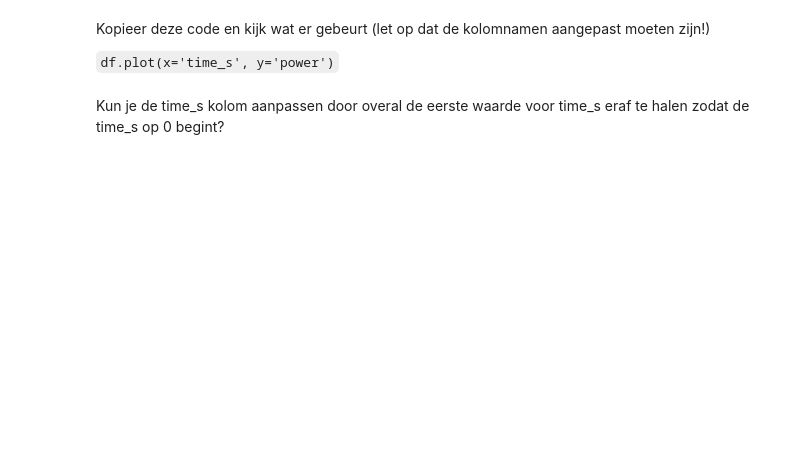
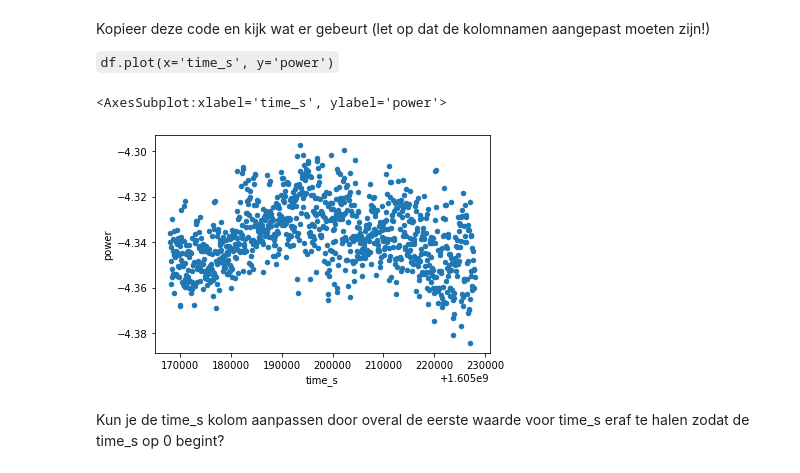
Before and after one commit to breinbaas/pythoncursusrijnland, a Jupyter notebook: DEMO_005 Quiz.ipynb, the cells around one changed output. Cells and saved outputs as stored; diff of their text form; code cells hidden in the pictures; blank space fills up the shorter version.

````diff
--- a/DEMO_005 Quiz.ipynb
+++ b/DEMO_005 Quiz.ipynb
@@ -2,3 +2,7 @@
 Lees de volgende beschrijving (of zoek je eigen uitleg) en probeer het power.csv bestand in te lezen
 
 https://pandas.pydata.org/pandas-docs/stable/reference/api/pandas.read_csv.html
+# %%
+import pandas as pd
+df = pd.read_csv('data/power.csv')
+df
@@ -12,3 +39,6 @@ Waarschijnlijk ben je er achter gekomen dat het niet zo handig is om de bestaand
 * time_s
 * time_utc
 * power
+# %%
+df.columns = ['time_s', 'time_utc', 'power']
+df
@@ -16,5 +60,13 @@ Waarschijnlijk ben je er achter gekomen dat het niet zo handig is om de bestaand
 Kopieer deze code en kijk wat er gebeurt (let op dat de kolomnamen aangepast moeten zijn!)
 
 ```df.plot(x='time_s', y='power')```
+# %%
+#arr = np.array(....)
+#plt.plot(x=arr[:,0], y=arr[:,1])
+
+df.plot(x='time_s', y='power', kind='scatter') # scatter hist ...
+# %% [output]
+<AxesSubplot:xlabel='time_s', ylabel='power'>
+[figure, added]
 # %% [markdown]
 Kun je de time_s kolom aanpassen door overal de eerste waarde voor time_s eraf te halen zodat de time_s op 0 begint?
````
Also changed, not shown: parts of 8 cells of this notebook, 10 other files.
